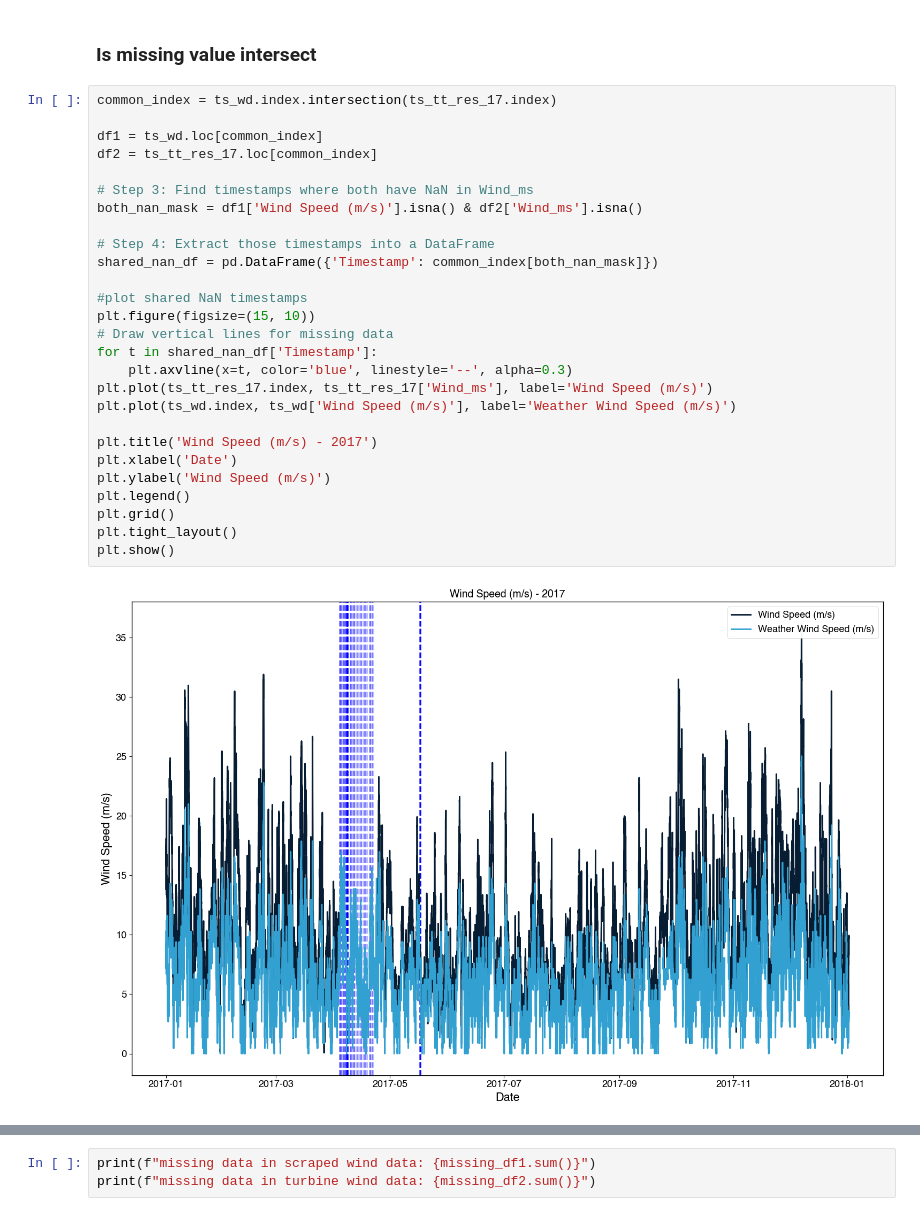
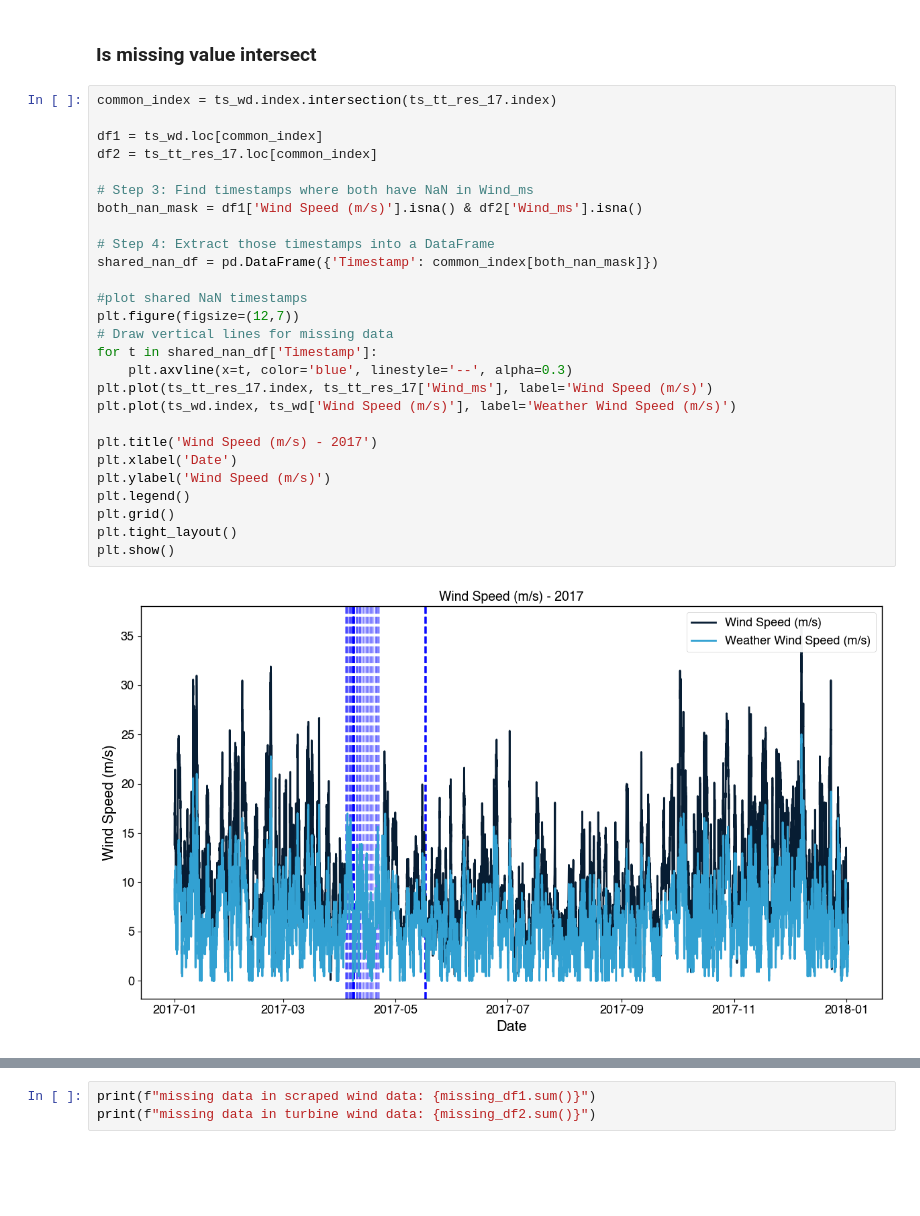
Before and after one commit to ryanabsar/AIB-Capstone-Project, a Jupyter notebook: 02_notebooks/96_Turbine_Analysis.ipynb, the cells around one changed output, grey strips where cells are left out. Saved outputs shown, nothing was run; the diff lists cells and outputs as text; blank space fills up the shorter version.

```diff
--- a/02_notebooks/96_Turbine_Analysis.ipynb
+++ b/02_notebooks/96_Turbine_Analysis.ipynb
@@ -166,30 +208,30 @@ weather shape: (17568, 6)
 # %%
 common_index = ts_wd.index.intersection(ts_tt_res_17.index)
 
 df1 = ts_wd.loc[common_index]
 df2 = ts_tt_res_17.loc[common_index]
 
 # Step 3: Find timestamps where both have NaN in Wind_ms
 both_nan_mask = df1['Wind Speed (m/s)'].isna() & df2['Wind_ms'].isna()
 
 # Step 4: Extract those timestamps into a DataFrame
 shared_nan_df = pd.DataFrame({'Timestamp': common_index[both_nan_mask]})
 
 #plot shared NaN timestamps
-plt.figure(figsize=(15, 10))
+plt.figure(figsize=(12,7))
 # Draw vertical lines for missing data
 for t in shared_nan_df['Timestamp']:
     plt.axvline(x=t, color='blue', linestyle='--', alpha=0.3)
 plt.plot(ts_tt_res_17.index, ts_tt_res_17['Wind_ms'], label='Wind Speed (m/s)')
 plt.plot(ts_wd.index, ts_wd['Wind Speed (m/s)'], label='Weather Wind Speed (m/s)')
 
 plt.title('Wind Speed (m/s) - 2017')
 plt.xlabel('Date')
 plt.ylabel('Wind Speed (m/s)')
 plt.legend()
 plt.grid()
 plt.tight_layout()
 plt.show()
 # %% [output]
-[figure, old version]
+[figure, new version]
 # %%
```
Also changed, not shown: parts of 42 cells of this notebook, 7 other files.
